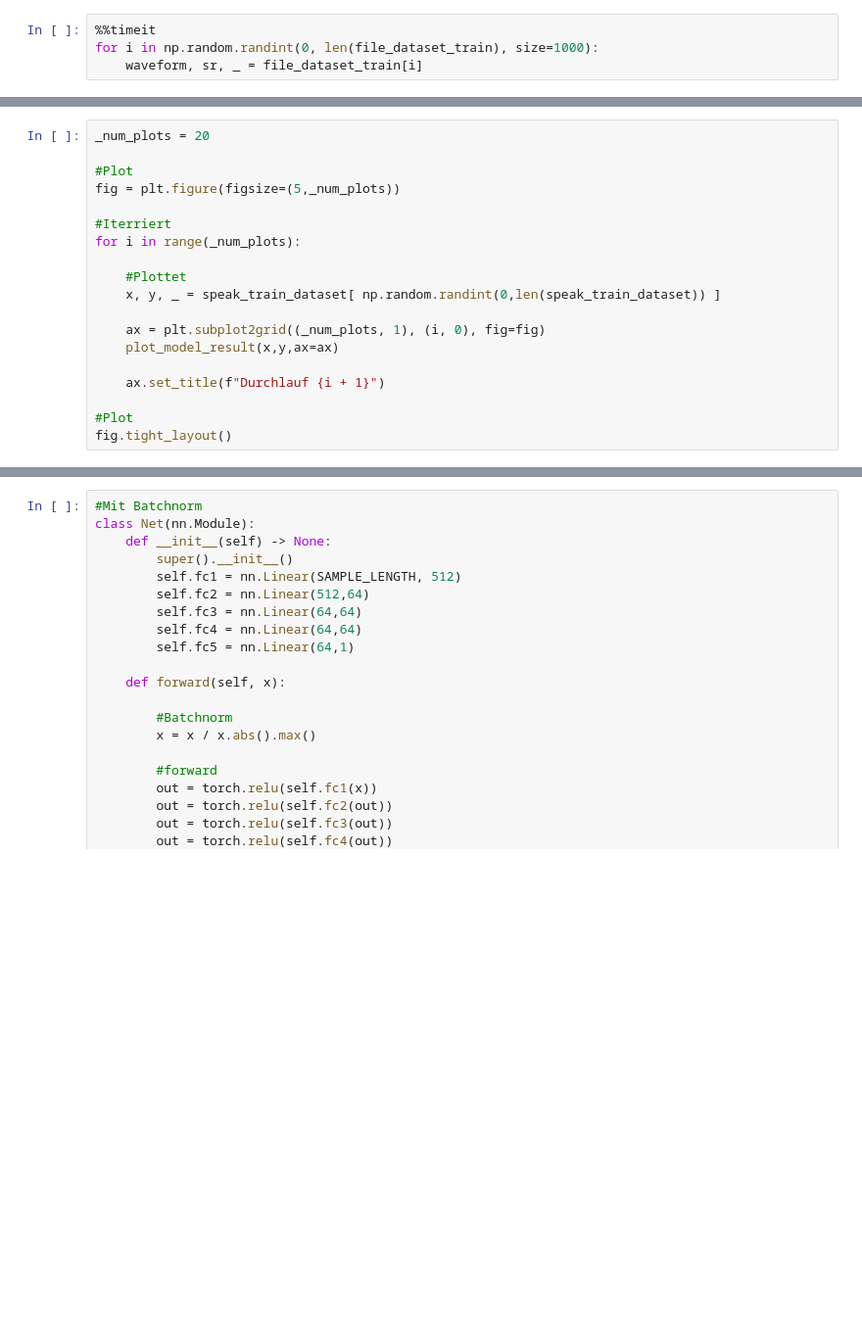
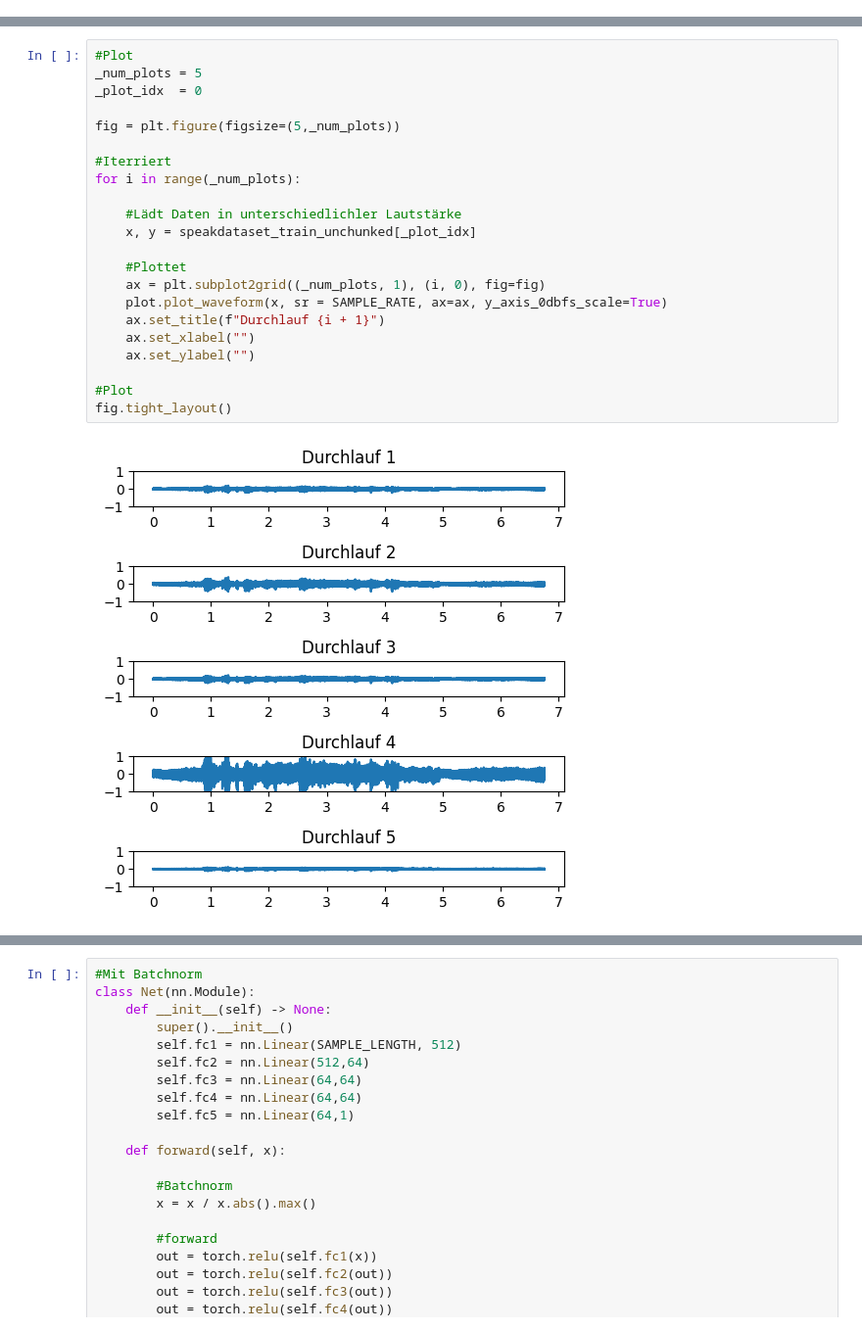
Before and after one commit to Donat24/VAD, a Jupyter notebook: Scripte/vad.ipynb, the cells around one changed output, grey strips where cells are left out. Shown at 98% size. Saved outputs shown, nothing was run; the diff lists cells and outputs as text; blank space fills up the shorter version.

```diff
--- a/Scripte/vad.ipynb
+++ b/Scripte/vad.ipynb
@@ -176,4 +0,0 @@ file_dataset_test  = TarDataset(r"D:/Masterarbeit/test.tar",  data=test_csv,  ta
-# %%
-%%timeit
-for i in np.random.randint(0, len(file_dataset_train), size=1000):
-    waveform, sr, _ = file_dataset_train[i]
@@ -561,19 +0,0 @@ def plot_model_result(x, y = None, prediction = None, ax = None, y_axis_0dbfs_sc
-# %%
-_num_plots = 20
-
-#Plot
-fig = plt.figure(figsize=(5,_num_plots))
-
-#Iterriert
-for i in range(_num_plots):
-
-    #Plottet
-    x, y, _ = speak_train_dataset[ np.random.randint(0,len(speak_train_dataset)) ]
-
-    ax = plt.subplot2grid((_num_plots, 1), (i, 0), fig=fig)
-    plot_model_result(x,y,ax=ax)
-
-    ax.set_title(f"Durchlauf {i + 1}")
-
-#Plot
-fig.tight_layout()
@@ -844,0 +119,24 @@ with torch.set_grad_enabled(True):
+# %%
+#Plot
+_num_plots = 5
+_plot_idx  = 0
+
+fig = plt.figure(figsize=(5,_num_plots))
+
+#Iterriert
+for i in range(_num_plots):
+
+    #Lädt Daten in unterschiedlichler Lautstärke
+    x, y = speakdataset_train_unchunked[_plot_idx]
+
+    #Plottet
+    ax = plt.subplot2grid((_num_plots, 1), (i, 0), fig=fig)
+    plot.plot_waveform(x, sr = SAMPLE_RATE, ax=ax, y_axis_0dbfs_scale=True)
+    ax.set_title(f"Durchlauf {i + 1}")
+    ax.set_xlabel("")
+    ax.set_ylabel("")
+
+#Plot
+fig.tight_layout()
+# %% [output]
+[figure, added]
```
Also changed, not shown: parts of 51 cells of this notebook, 20 other files.
